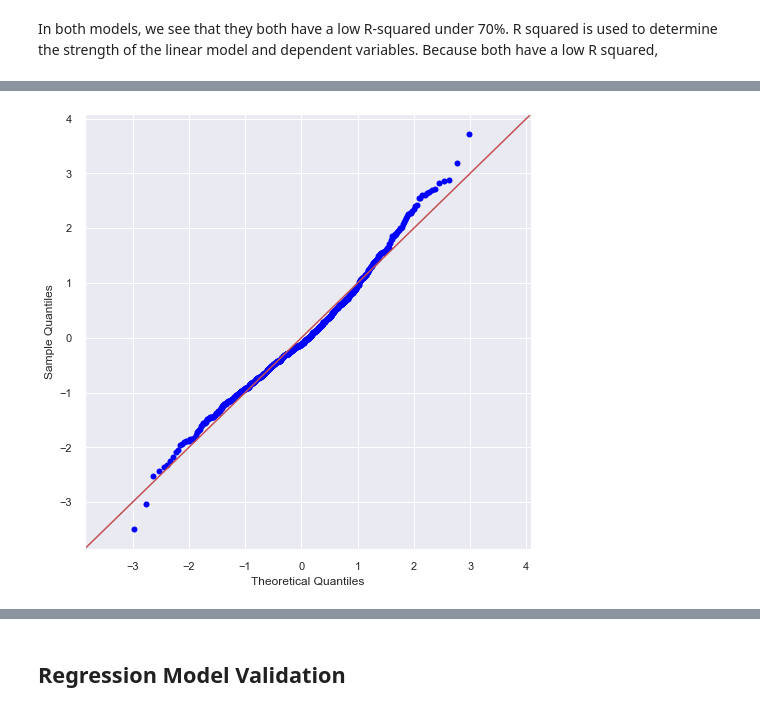
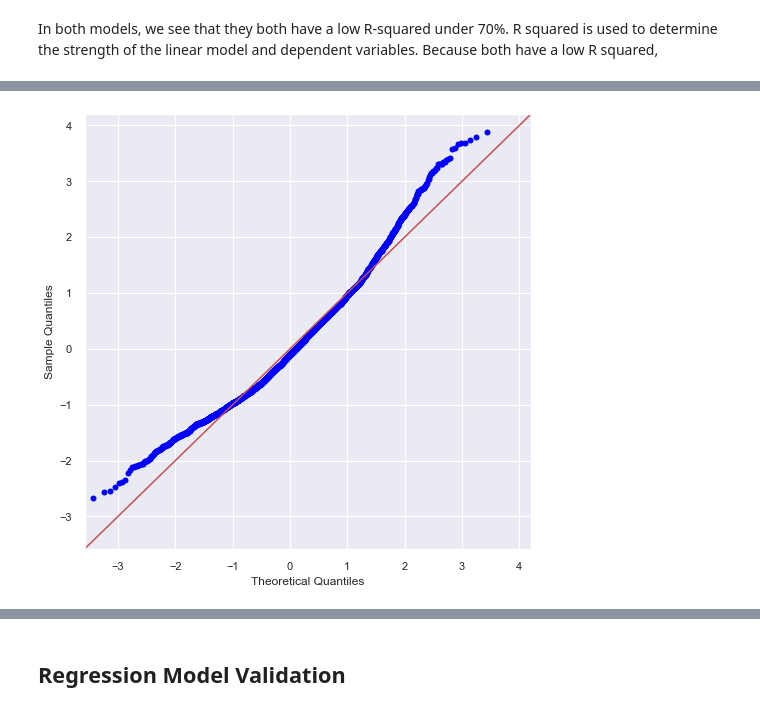
Before and after one commit to carlos-marin1742/dsc-phase-2-project-v2-3, a Jupyter notebook: student.ipynb, the cells around one changed output, grey strips where cells are left out. Saved outputs shown, nothing was run; the diff lists cells and outputs as text; code cells hidden in the pictures.

```diff
--- a/student.ipynb
+++ b/student.ipynb
@@ -566,0 +396,9 @@ sns.boxplot(df1['price'])
+# %%
+#REMOVING OUTLIERS USING IQR -  for non-renovated data set
+Q1 = df2.quantile(0.25)
+Q3 = df2.quantile(0.75)
+IQR = Q3 - Q1
+# %%
+DF2N = df2[~((df2<(Q1-1.5*IQR)) | (df2>(Q3+1.5*IQR)))]
+# %%
+DF2N.dropna(inplace = True)
@@ -567,12 +413,9 @@ sns.boxplot(df1['price'])
 # %%
-# After trimming data, you will only 0.05 percent was removed
-
-subset1= df1[df1['price'] < 1694199]
-print('Percent removed:',(len(df1) - len(subset1))/len(df1))
+#OLS analysis for non-renovated dataset
 outcome = 'price'
 x_cols = ['bedrooms', 'bathrooms', 'sqft_living', 'sqft_above']
 predictors = '+'.join(x_cols)
 formula = outcome + '~' + predictors
-modelA1 = ols(formula = formula, data = subset1).fit()
-modelA1.summary()
+model002 = ols(formula = formula, data = DF2N).fit()
+model002.summary()
 # %% [output]
@@ -610,4 +444,5 @@ Notes:
 # %%
-fig = sm.graphics.qqplot(modelA1.resid, dist=stats.norm, line='45', fit=True)
+#QQplot to check for normality of post-trimming non-renovated data set
+fig = sm.graphics.qqplot(model002.resid, dist=stats.norm, line='45', fit=True)
 # %% [output]
-[figure, old version]
+[figure, new version]
```
Also changed, not shown: parts of 99 cells of this notebook, 12 other files.
